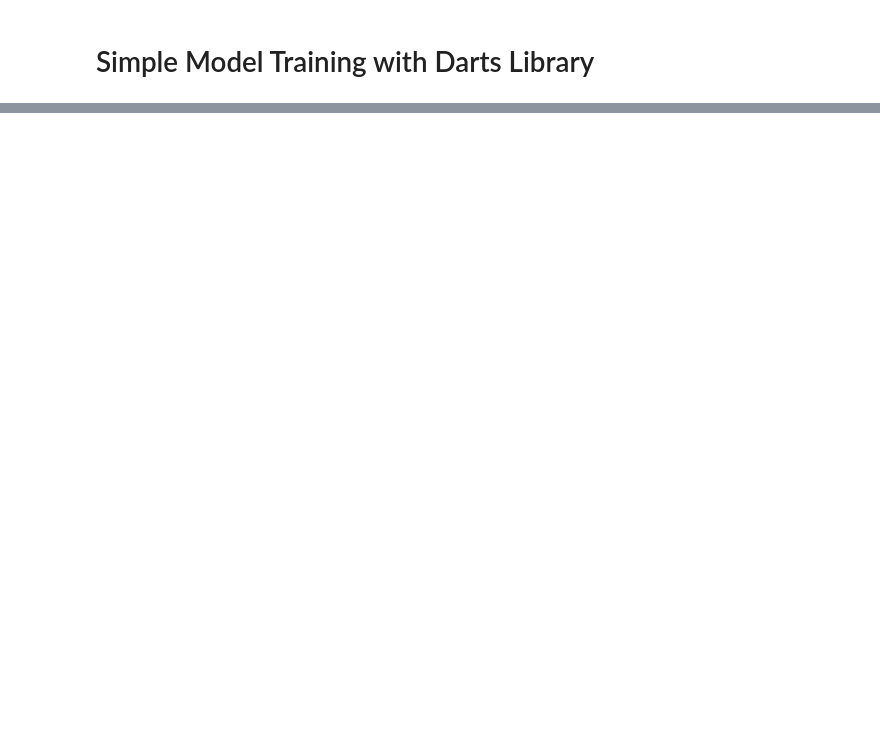
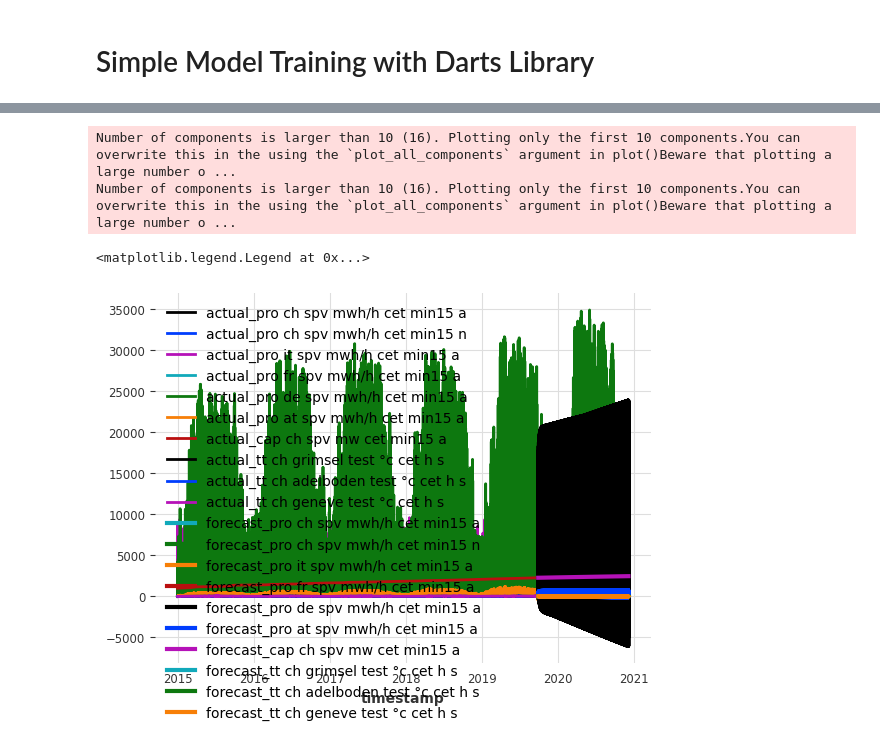
Before and after one commit to iffthomas/Axpo-Datathon-Challenge-2024, a Jupyter notebook: notebooks/spot_market.ipynb, the cells around one changed output, grey strips where cells are left out. Saved outputs shown, nothing was run; the diff lists cells and outputs as text; code cells hidden in the pictures; blank space fills up the shorter version.

```diff
--- a/notebooks/spot_market.ipynb
+++ b/notebooks/spot_market.ipynb
@@ -190,2 +238,19 @@ HPU available: False, using: 0 HPUs
+# %%
+train, val = series.split_after(0.8)
+
+from darts.models import LinearRegressionModel
+
+model = LinearRegressionModel(lags = 24)
+model.fit(train)
+prediction = model.predict(len(val))
+
+series.plot(label='actual')
+prediction.plot(label='forecast', lw=3)
+plt.legend()
+# %% [output]
+Number of components is larger than 10 (16). Plotting only the first 10 components.You can overwrite this in the using the `plot_all_components` argument in plot()Beware that plotting a large number o ...
+Number of components is larger than 10 (16). Plotting only the first 10 components.You can overwrite this in the using the `plot_all_components` argument in plot()Beware that plotting a large number o ...
+<matplotlib.legend.Legend at 0x...>
+[figure, added]
 # %%
 train
```
Also changed, not shown: parts of 20 cells of this notebook.
